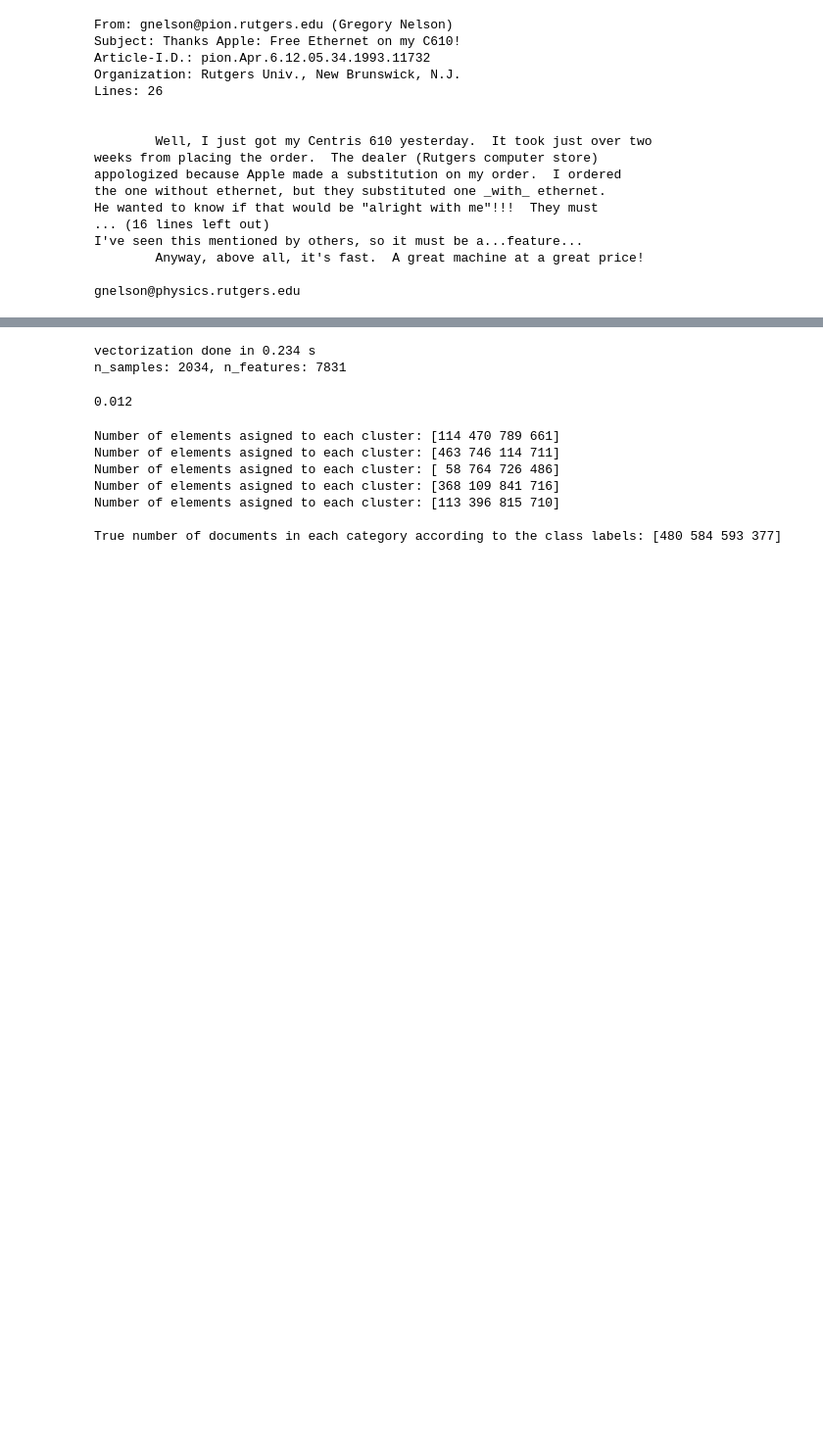
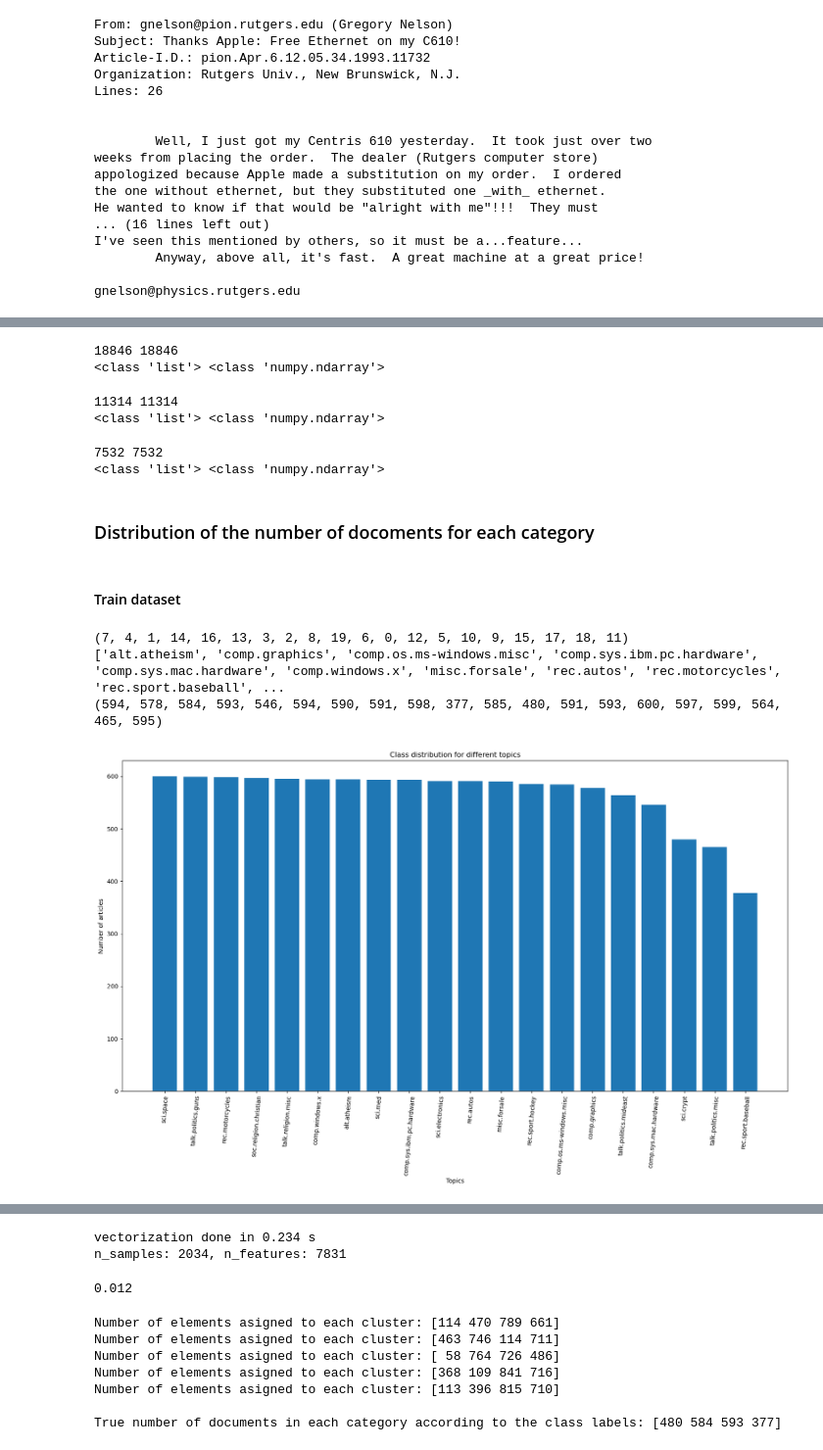
Before and after one commit to Yusuke-Sugihara/DA_Project2, a Jupyter notebook: 01_data_description.ipynb, the cells around one changed output, grey strips where cells are left out. Shown at 98% size. Drawn from its saved outputs; the diff is of its cells as text; code cells hidden in the pictures; blank space fills up the shorter version.

```diff
--- a/01_data_description.ipynb
+++ b/01_data_description.ipynb
@@ -64,0 +104,15 @@ print(f"{len(all_dataset.data)} documents - {true_k} categories")
+# %%
+# Remove the headers, footers, and quotes from the documents.
+train_dataset = fetch_20newsgroups(
+    data_home=path_dataset,
+    remove=("headers", "footers", "quotes"),
+    subset="train",
+    shuffle=True,
+    random_state=42,
+)
+
+labels = train_dataset.target
+unique_labels, category_sizes = np.unique(labels, return_counts=True)
+true_k = unique_labels.shape[0]
+
+print(f"{len(train_dataset.data)} documents - {true_k} categories")
@@ -64,0 +229,47 @@ print(f"{len(all_dataset.data)} documents - {true_k} categories")
+# %%
+print(len(all_dataset.data), len(all_dataset.target))
+print(type(all_dataset.data), type(all_dataset.target))
+# print(all_dataset.target_names)
+# %% [output]
+18846 18846
+<class 'list'> <class 'numpy.ndarray'>
+# %%
+print(len(train_dataset.data), len(train_dataset.target))
+print(type(train_dataset.data), type(train_dataset.target))
+# print(train_dataset.target_names)
+# %% [output]
+11314 11314
+<class 'list'> <class 'numpy.ndarray'>
+# %%
+print(len(test_dataset.data), len(test_dataset.target))
+print(type(test_dataset.data), type(test_dataset.target))
+# print(test_dataset.target_names)
+# %% [output]
+7532 7532
+<class 'list'> <class 'numpy.ndarray'>
+# %% [markdown]
+### Distribution of the number of docoments for each category
+# %% [markdown]
+#### Train dataset
+# %%
+label_20, values = zip(*Counter(train_dataset.target).items())
+print(label_20)
+print(train_dataset.target_names)
+print(values)
+
+indexes = np.argsort(values)[::-1]
+label_20 = np.array(train_dataset.target_names)[indexes]
+val = np.array(values)[indexes]
+
+plt.figure(figsize=(20, 10))
+plt.bar(label_20, val)
+plt.xticks(rotation=85)
+plt.xlabel('Topics')
+plt.ylabel('Number of articles')
+plt.title('Class distribution for different topics')
+plt.show()
+# %% [output]
+(7, 4, 1, 14, 16, 13, 3, 2, 8, 19, 6, 0, 12, 5, 10, 9, 15, 17, 18, 11)
+['alt.atheism', 'comp.graphics', 'comp.os.ms-windows.misc', 'comp.sys.ibm.pc.hardware', 'comp.sys.mac.hardware', 'comp.windows.x', 'misc.forsale', 'rec.autos', 'rec.motorcycles', 'rec.sport.baseball', ...
+(594, 578, 584, 593, 546, 594, 590, 591, 598, 377, 585, 480, 591, 593, 600, 597, 599, 564, 465, 595)
+[figure, added]
```
Also changed, not shown: parts of 33 cells of this notebook, 1 other file.
